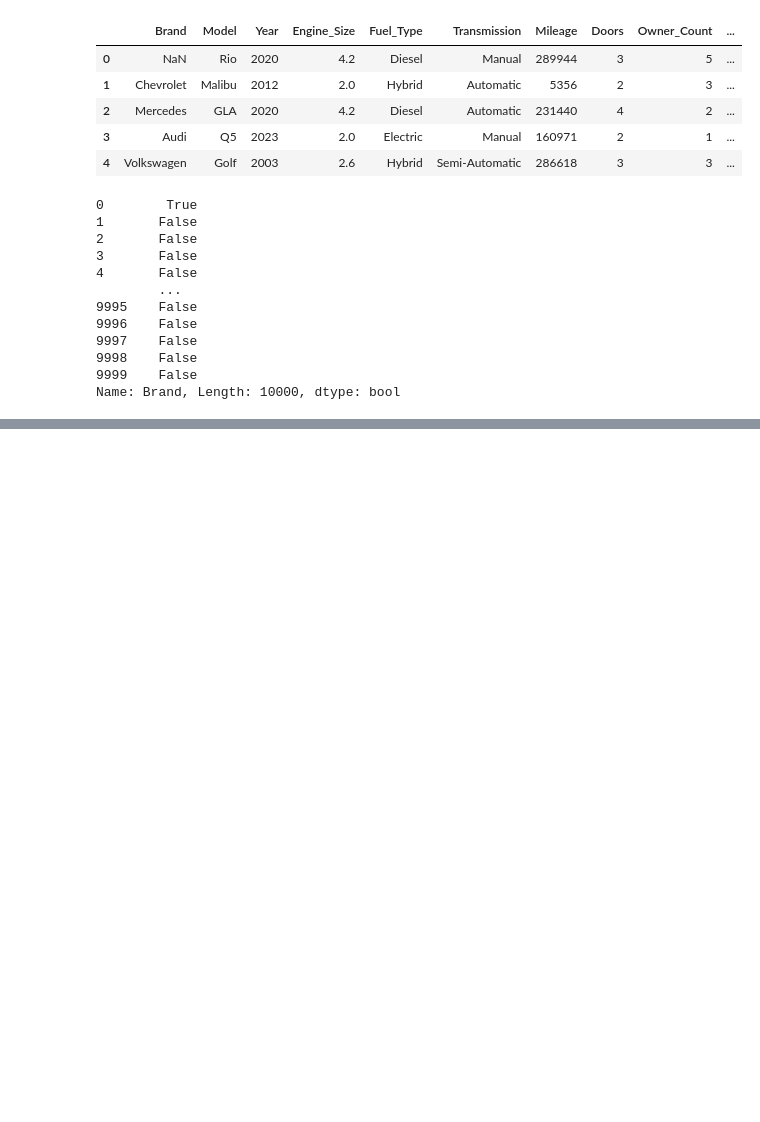
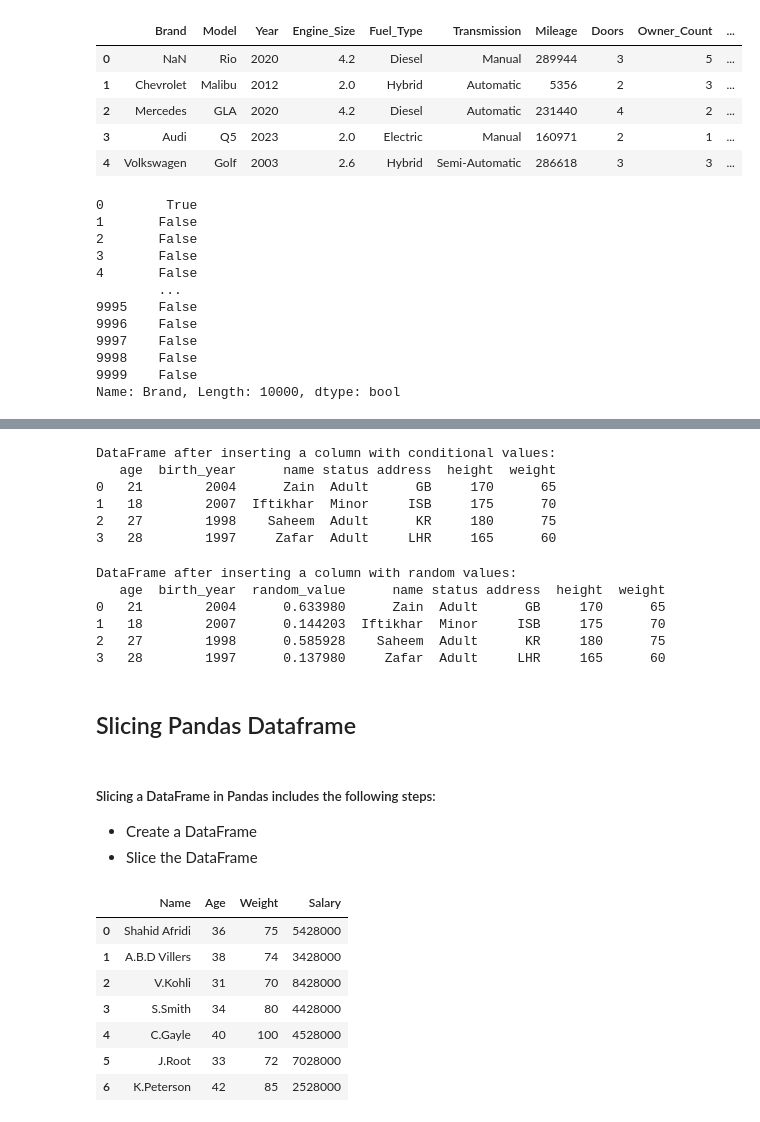
Before and after one commit to Artificial-Intelligence-Appo-Matrix/Python-Labs, a Jupyter notebook: Pandas_labs.ipynb, the cells around one changed output, grey strips where cells are left out. Cells and saved outputs as stored; diff of their text form; code cells hidden in the pictures; blank space fills up the shorter version.

```diff
--- a/Pandas_labs.ipynb
+++ b/Pandas_labs.ipynb
@@ -637,0 +737,57 @@ Name: Brand, Length: 10000, dtype: bool
+# %%
+if 'status' in df.columns:
+    df.drop(columns=['status'], inplace=True)
+df.insert(3, 'status', ['Adult' if age > 18 else 'Minor' for age in df['age']])
+
+print("\nDataFrame after inserting a column with conditional values:")
+print(df)
+# %% [output]
+DataFrame after inserting a column with conditional values:
+   age  birth_year      name status address  height  weight
+0   21        2004      Zain  Adult      GB     170      65
+1   18        2007  Iftikhar  Minor     ISB     175      70
+2   27        1998    Saheem  Adult      KR     180      75
+3   28        1997     Zafar  Adult     LHR     165      60
+# %%
+import numpy as np
+
+df.insert(2, 'random_value', np.random.rand(len(df)))
+
+print("\nDataFrame after inserting a column with random values:")
+print(df)
+# %% [output]
+DataFrame after inserting a column with random values:
+   age  birth_year  random_value      name status address  height  weight
+0   21        2004      0.633980      Zain  Adult      GB     170      65
+1   18        2007      0.144203  Iftikhar  Minor     ISB     175      70
+2   27        1998      0.585928    Saheem  Adult      KR     180      75
+3   28        1997      0.137980     Zafar  Adult     LHR     165      60
+# %% [markdown]
+## Slicing Pandas Dataframe
+# %% [markdown]
+##### Slicing a DataFrame in Pandas includes the following steps:
+
+- Create a DataFrame
+- Slice the DataFrame
+# %%
+import pandas as pd
+
+player_list = [['Shahid Afridi', 36, 75, 5428000],
+               ['A.B.D Villers', 38, 74, 3428000],
+               ['V.Kohli', 31, 70, 8428000],
+               ['S.Smith', 34, 80, 4428000],
+               ['C.Gayle', 40, 100, 4528000],
+               ['J.Root', 33, 72, 7028000],
+               ['K.Peterson', 42, 85, 2528000]]
+
+df = pd.DataFrame(player_list, columns=['Name', 'Age', 'Weight', 'Salary'])
+df
+# %% [output]
+|  | Name | Age | Weight | Salary |
+| 0 | Shahid Afridi | 36 | 75 | 5428000 |
+| 1 | A.B.D Villers | 38 | 74 | 3428000 |
+| 2 | V.Kohli | 31 | 70 | 8428000 |
+| 3 | S.Smith | 34 | 80 | 4428000 |
+| 4 | C.Gayle | 40 | 100 | 4528000 |
+| 5 | J.Root | 33 | 72 | 7028000 |
+| 6 | K.Peterson | 42 | 85 | 2528000 |
```
Also changed, not shown: parts of 32 cells of this notebook.
